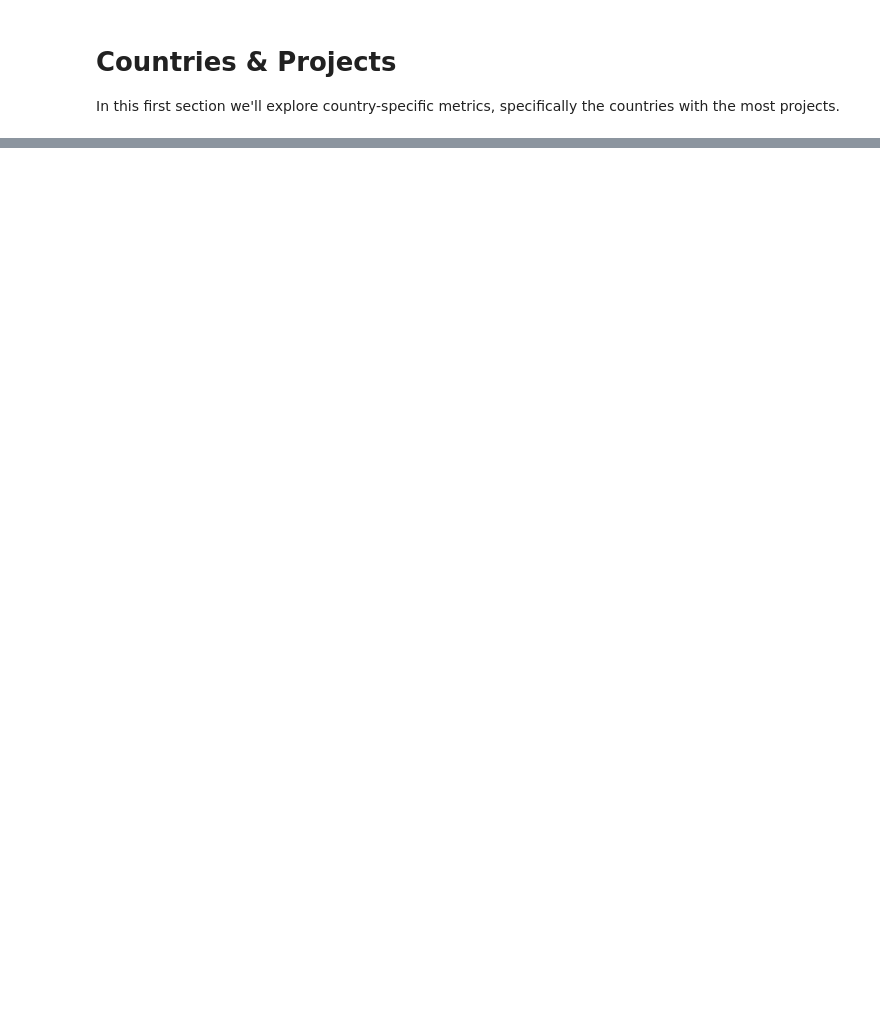
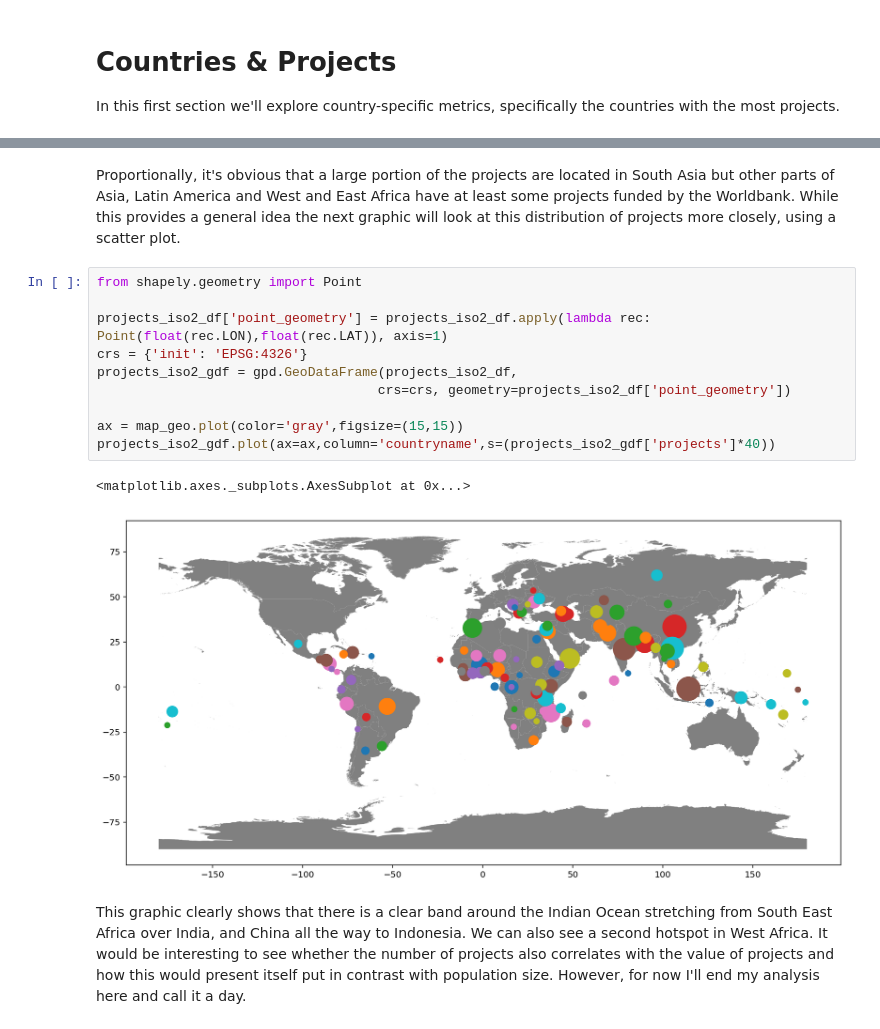
Before and after one commit to Germoe/sb_intermediate_course, a Jupyter notebook: exercises/Worldbank_JSON_Exercise/Worldbank_JSON_Notebook.ipynb, the cells around one changed output, grey strips where cells are left out. Saved outputs shown, nothing was run; the diff lists cells and outputs as text; blank space fills up the shorter version.

```diff
--- a/exercises/Worldbank_JSON_Exercise/Worldbank_JSON_Notebook.ipynb
+++ b/exercises/Worldbank_JSON_Exercise/Worldbank_JSON_Notebook.ipynb
@@ -170,0 +390,17 @@ The top 3 contenders are all from the East Asia and Pacific region. The top 10 c
+# %% [markdown]
+Proportionally, it's obvious that a large portion of the projects are located in South Asia but other parts of Asia, Latin America and West and East Africa have at least some projects funded by the Worldbank. While this provides a general idea the next graphic will look at this distribution of projects more closely, using a scatter plot.
+# %%
+from shapely.geometry import Point
+
+projects_iso2_df['point_geometry'] = projects_iso2_df.apply(lambda rec: Point(float(rec.LON),float(rec.LAT)), axis=1)
+crs = {'init': 'EPSG:4326'}
+projects_iso2_gdf = gpd.GeoDataFrame(projects_iso2_df,
+                                    crs=crs, geometry=projects_iso2_df['point_geometry'])
+
+ax = map_geo.plot(color='gray',figsize=(15,15))
+projects_iso2_gdf.plot(ax=ax,column='countryname',s=(projects_iso2_gdf['projects']*40))
+# %% [output]
+<matplotlib.axes._subplots.AxesSubplot at 0x...>
+[figure, added]
+# %% [markdown]
+This graphic clearly shows that there is a clear band around the Indian Ocean stretching from South East Africa over India, and China all the way to Indonesia. We can also see a second hotspot in West Africa. It would be interesting to see whether the number of projects also correlates with the value of projects and how this would present itself put in contrast with population size. However, for now I'll end my analysis here and call it a day.
```
Also changed, not shown: parts of 35 cells of this notebook, 5 other files.
